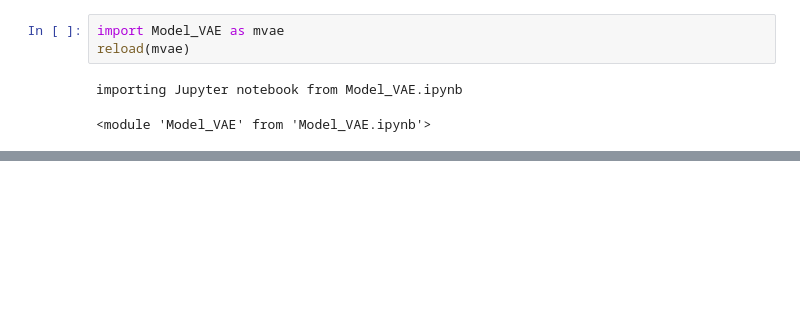
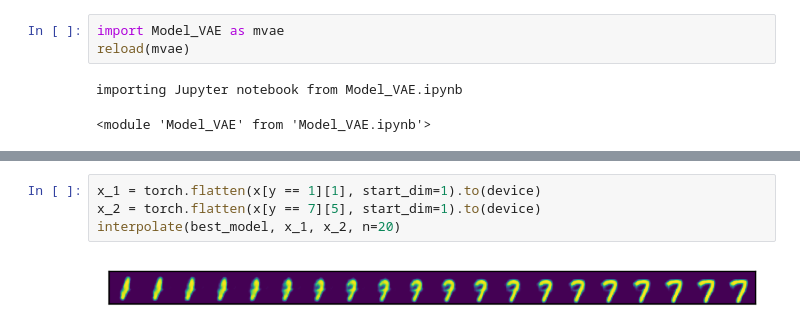
Before and after one commit to sebascarag/AI-SyntheticSound, a Jupyter notebook: Practice VAE.ipynb, the cells around one changed output, grey strips where cells are left out. Drawn from its saved outputs; the diff is of its cells as text; blank space fills up the shorter version.

```diff
--- a/Practice VAE.ipynb
+++ b/Practice VAE.ipynb
@@ -776,0 +822,6 @@ interpolate(trained[0], x_1, x_2, n=20)
+# %%
+x_1 = torch.flatten(x[y == 1][1], start_dim=1).to(device)
+x_2 = torch.flatten(x[y == 7][5], start_dim=1).to(device)
+interpolate(best_model, x_1, x_2, n=20)
+# %% [output]
+[figure, added]
```
Also changed, not shown: parts of 10 cells of this notebook, 8 other files.
